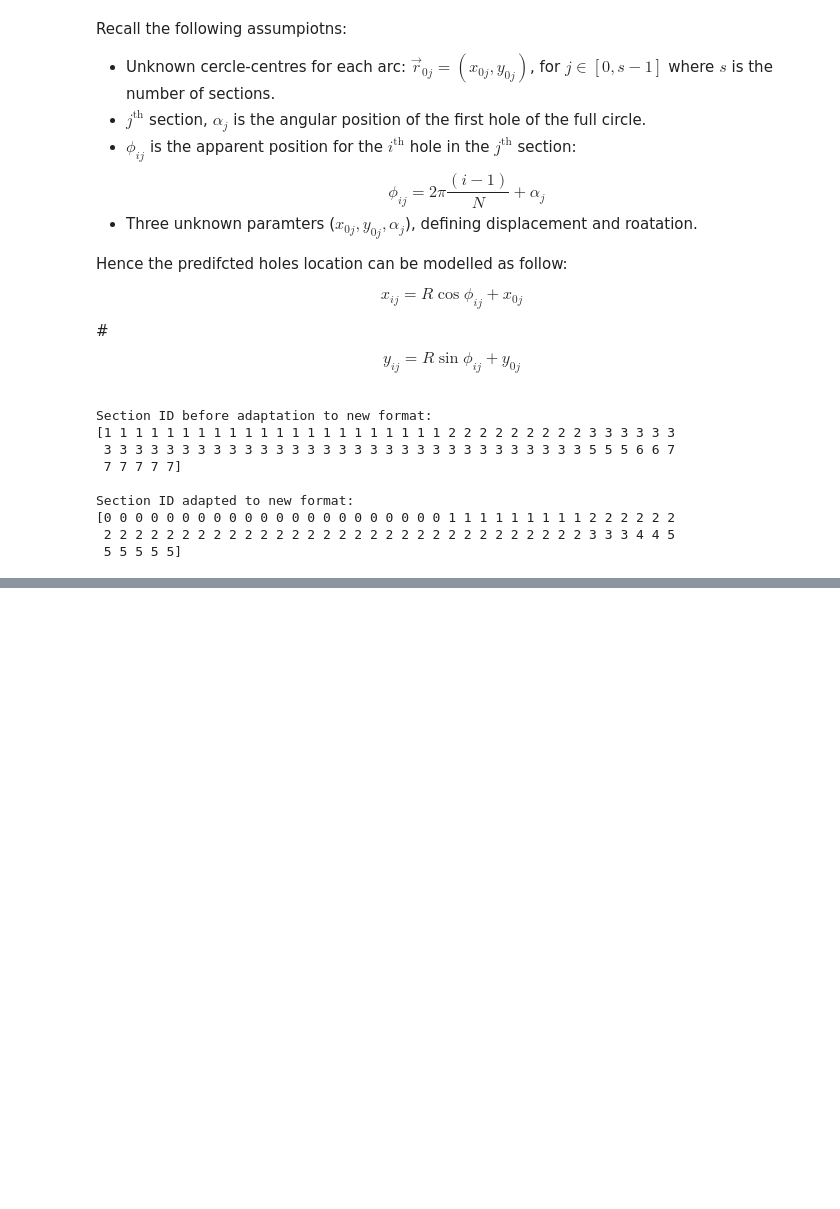
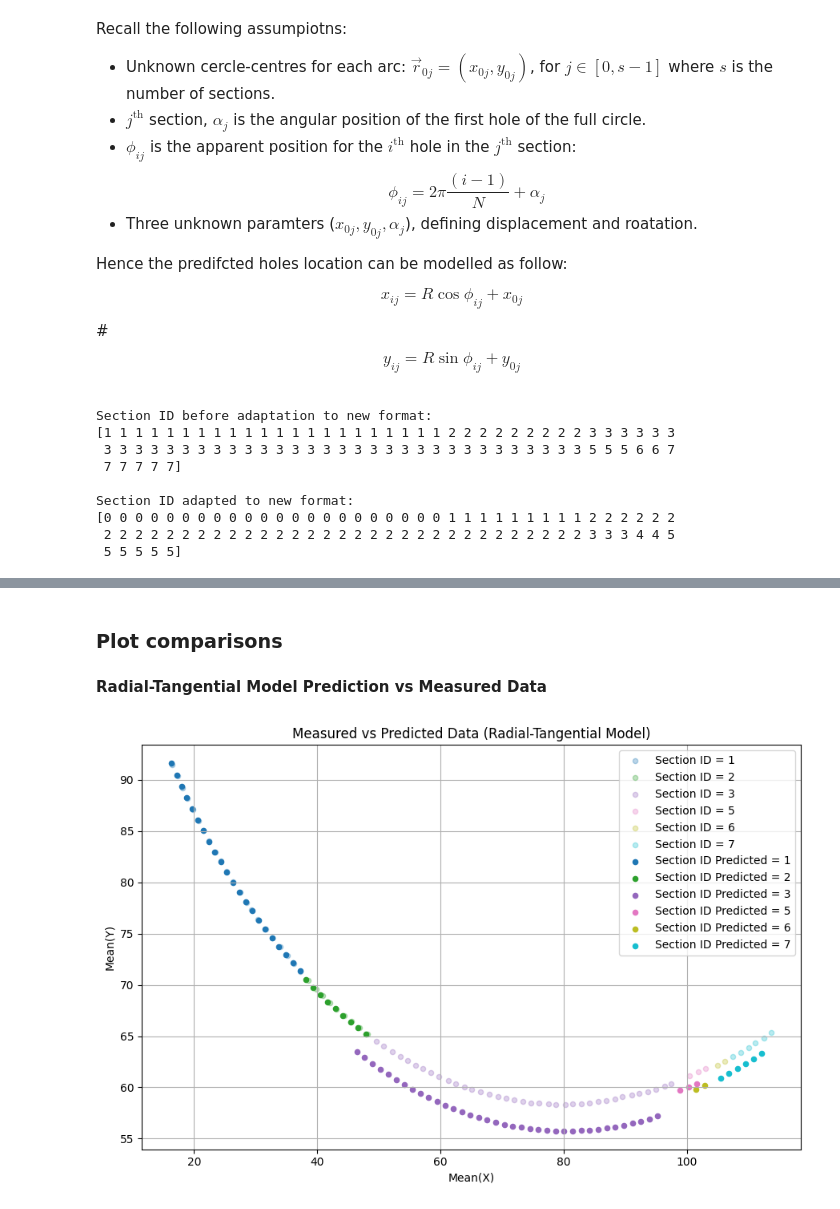
Before and after one commit to MatteoMancini01/S2_Cw, a Jupyter notebook: NoteBook.ipynb, the cells around one changed output, grey strips where cells are left out. Cells and saved outputs as stored; diff of their text form; code cells hidden in the pictures; blank space fills up the shorter version.

Commit message:
Made plots predicted vs measuered data for both models, still need to jaxify codes

```diff
--- a/NoteBook.ipynb
+++ b/NoteBook.ipynb
@@ -802,0 +803,17 @@ predicted_hole_loc_is = hole_prediction(N_opt_is, R_opt_is, optimised_params_is)
+# %%
+# Constructiong Data Frame for:
+
+# Radial-Tangential Model
+
+d_rt = {
+
+    'Section ID' : sub_data['Section ID'].to_numpy(),
+    'Hole' : sub_data['Hole'].to_numpy(),
+    'Mean(X)' : predicted_hole_loc_rt[0],
+    'Mean(Y)' : predicted_hole_loc_rt[1]
+}
+
+pred_data_rt = pd.DataFrame(d_rt)
+
+# Checking result
+pred_data_rt
@@ -802,0 +863,36 @@ predicted_hole_loc_is = hole_prediction(N_opt_is, R_opt_is, optimised_params_is)
+# %% [markdown]
+### Plot comparisons
+# %% [markdown]
+<b>Radial-Tangential Model Prediction vs Measured Data</b>
+# %%
+# Define colors using a colormap
+colors = plt.cm.get_cmap("tab10", len(sub_data["Section ID"].unique()))
+
+# Plot
+plt.figure(figsize=(9, 6))
+
+# Loop through each section and plot automatically
+# Selecting different region based on Section ID
+for i, (section, data) in enumerate(sub_data.groupby("Section ID")):
+    plt.scatter(data["Mean(X)"], data["Mean(Y)"], s=20, alpha = 0.3, color=colors(i), label=f"Section ID = {section}")
+
+for i, (section, data) in enumerate(pred_data_rt.groupby("Section ID")):
+    plt.scatter(data["Mean(X)"], data["Mean(Y)"], s=20, color=colors(i), label=f"Section ID Predicted = {section}")
+
+# Add labels and title
+plt.xlabel('Mean(X)')
+plt.ylabel('Mean(Y)')
+plt.title('Measured vs Predicted Data (Radial-Tangential Model)')
+
+# Invert y-axis for better visualization (resemble ring shape)
+#plt.gca().invert_yaxis()
+
+# Add legend, adjust layout and grid
+plt.legend()
+plt.tight_layout()
+plt.grid()
+
+# Show plot
+plt.show()
+# %% [output]
+[figure, added]
```
Also changed, not shown: parts of 13 cells of this notebook.
